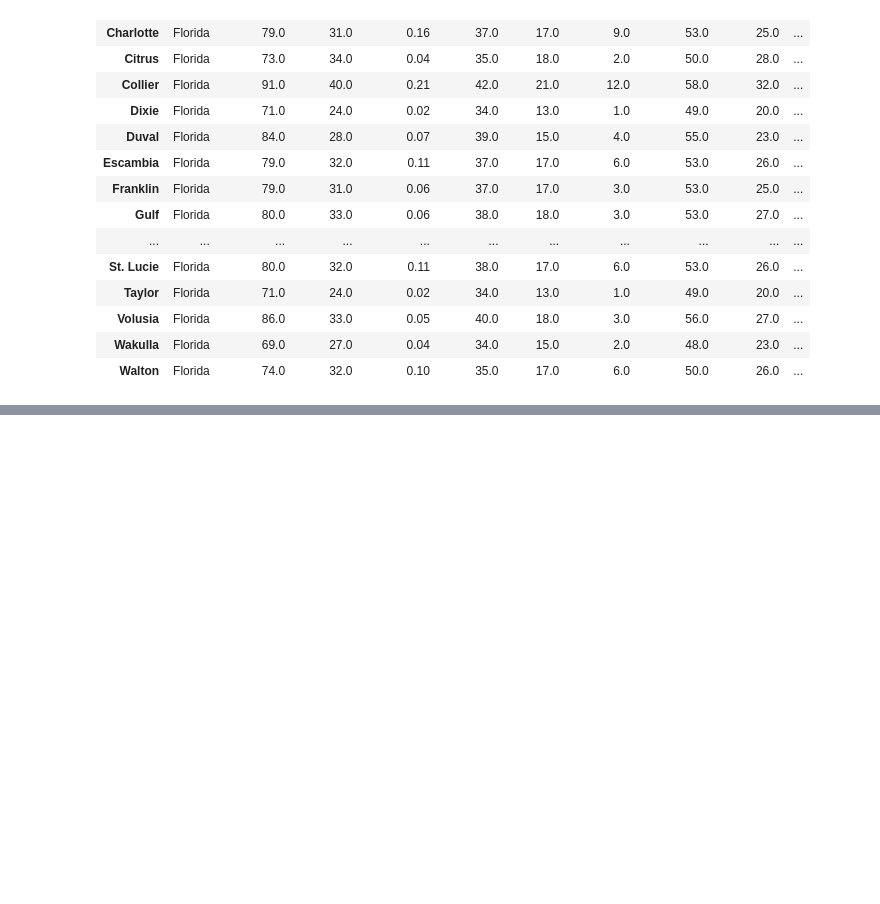
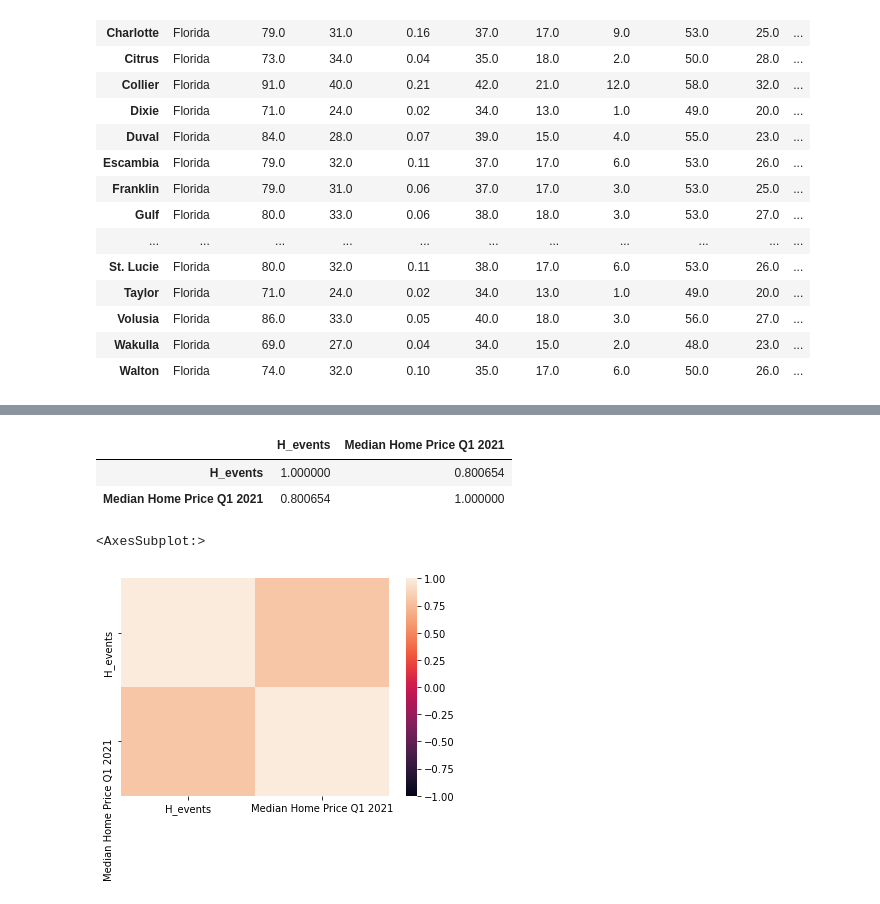
Before and after one commit to FN-1337/Hurricane_Landfall, a Jupyter notebook: cleaning.ipynb, the cells around one changed output, grey strips where cells are left out. Cells and saved outputs as stored; diff of their text form; code cells hidden in the pictures; blank space fills up the shorter version.

```diff
--- a/cleaning.ipynb
+++ b/cleaning.ipynb
@@ -135,0 +176,3 @@ map.show()
+# %%
+combined_df2= pd.concat([combined_df,Houseval_df],axis=1,join="inner")
+combined_df2
@@ -135,0 +198,4 @@ map.show()
+# %%
+corr_prices=combined_df2.drop(columns=['State',"NS_events",'MH_events','NS_climo','H_climo','MH_climo','NS_current','H_current','MH_current','Lat','Long'])
+corr_prices[corr_prices.columns[1:]] = corr_prices[corr_prices.columns[1:]].replace('[\$,]', '', regex=True).astype(float)
+corr_prices
@@ -135,0 +221,15 @@ map.show()
+# %%
+corr_prices=corr_prices.reset_index()
+# %%
+corr_prices[corr_prices.columns[1:]] = corr_prices[corr_prices.columns[1:]].replace('[\$,]', '', regex=True).astype(float)
+correlation=corr_prices.corr()
+correlation
+# %% [output]
+|  | H_events | Median Home Price Q1 2021 |
+| H_events | 1.000000 | 0.800654 |
+| Median Home Price Q1 2021 | 0.800654 | 1.000000 |
+# %%
+sns.heatmap(correlation,vmin=-1, vmax=1)
+# %% [output]
+<AxesSubplot:>
+[figure, added]
```
Also changed, not shown: parts of 8 cells of this notebook, 1 other file.
